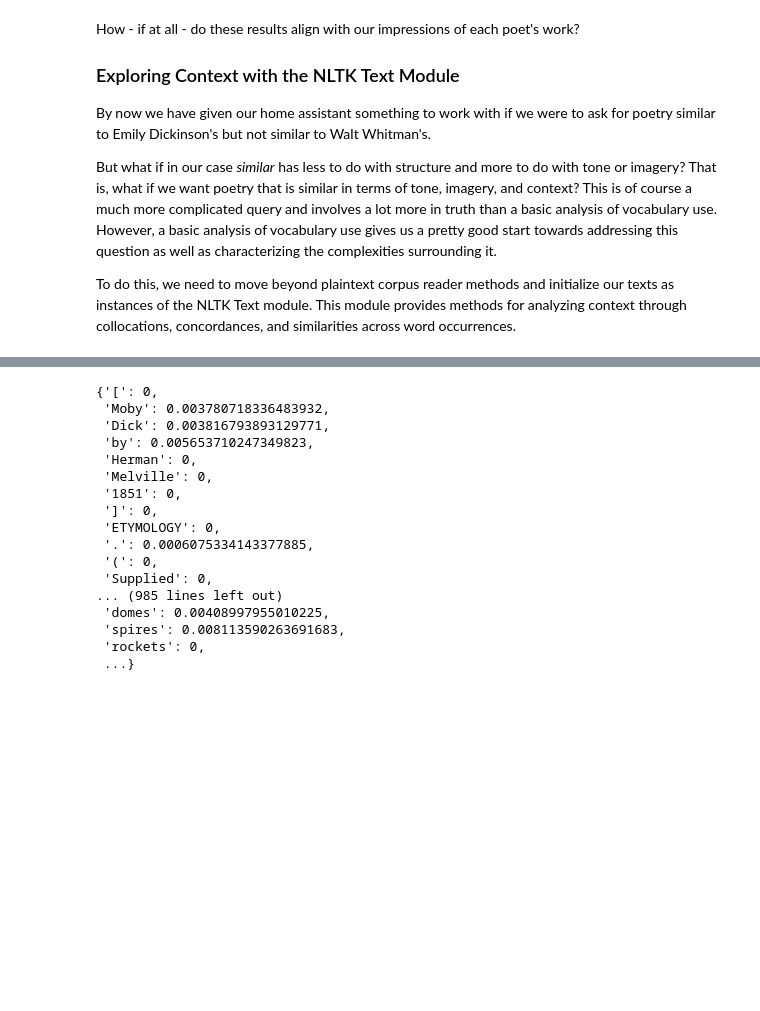
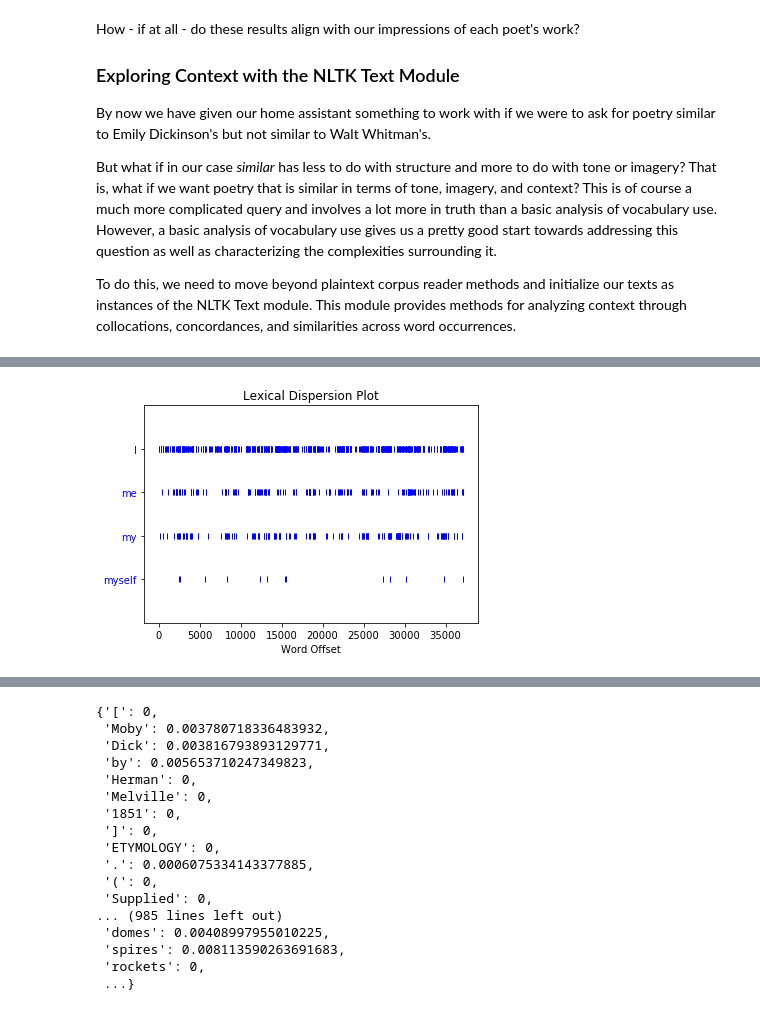
Before and after one commit to unmrds/cc-nlp, a Jupyter notebook: 02_Python_NLP_Tutorial.ipynb, the cells around one changed output, grey strips where cells are left out. Saved outputs shown, nothing was run; the diff lists cells and outputs as text; code cells hidden in the pictures; blank space fills up the shorter version.

```diff
--- a/02_Python_NLP_Tutorial.ipynb
+++ b/02_Python_NLP_Tutorial.ipynb
@@ -563,0 +615,4 @@ ci.similar_words('man')
+# %%
+emilyText.dispersion_plot(['I', 'me', 'my', 'myself'])
+# %% [output]
+[figure, added]
```
Also changed, not shown: parts of 24 cells of this notebook.
